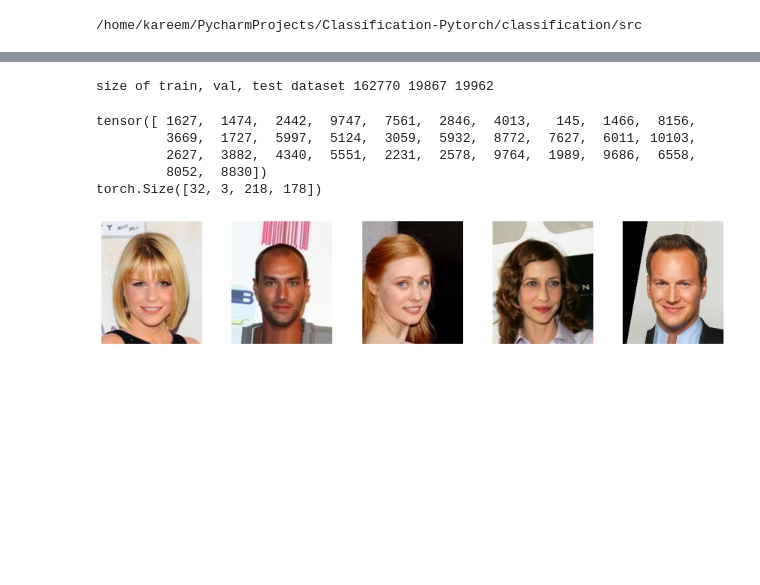
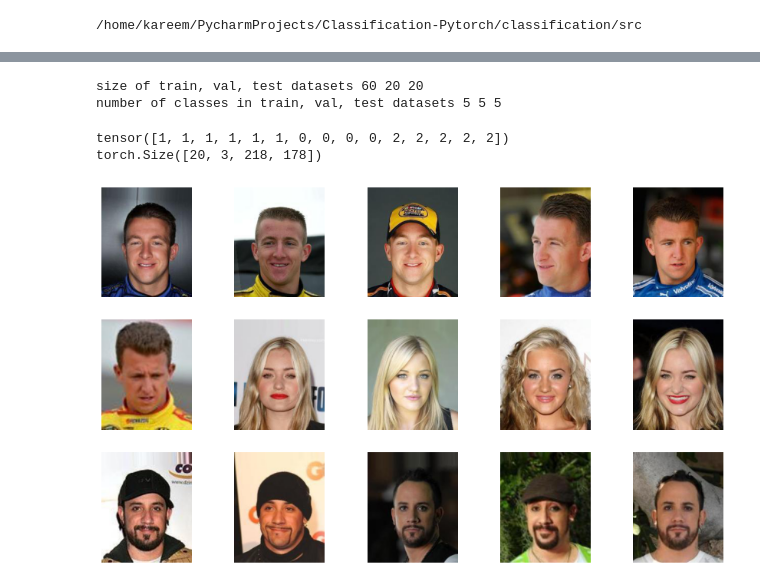
Before and after one commit to kareemjano/Classification-Pytorch, a Jupyter notebook: classification/src/training.ipynb, the cells around one changed output, grey strips where cells are left out. Saved outputs shown, nothing was run; the diff lists cells and outputs as text; code cells hidden in the pictures; blank space fills up the shorter version.

Commit message:
adding test, inference, and bugfix

```diff
--- a/classification/src/training.ipynb
+++ b/classification/src/training.ipynb
@@ -15,20 +15,18 @@ conf
 # %%
-celeba = Classification_Dataloader(conf=conf.datasets.celeba)
+celeba = Classification_Dataloader(conf=conf, batch_size=16, num_workers=1, image_aug_p=0)
 celeba.setup()
 # %% [output]
-size of train, val, test dataset 162770 19867 19962
+size of train, val, test datasets 60 20 20
+number of classes in train, val, test datasets 5 5 5
 # %%
-for batch in celeba.train_dataloader():
+for batch in celeba.val_dataloader():
     imgs, labels = batch
-    print(labels)
+    print(labels[:15])
     print(imgs.shape)
     print()
-    visualize_torch_batch(imgs)
+    visualize_torch_batch(imgs, n_rows=3)
     break
 # %% [output]
-tensor([ 1627,  1474,  2442,  9747,  7561,  2846,  4013,   145,  1466,  8156,
-         3669,  1727,  5997,  5124,  3059,  5932,  8772,  7627,  6011, 10103,
-         2627,  3882,  4340,  5551,  2231,  2578,  9764,  1989,  9686,  6558,
-         8052,  8830])
-torch.Size([32, 3, 218, 178])
+tensor([1, 1, 1, 1, 1, 1, 0, 0, 0, 0, 2, 2, 2, 2, 2])
+torch.Size([20, 3, 218, 178])
-[figure, old version]
+[figure, new version]
```
Also changed, not shown: parts of 4 cells of this notebook, 7 other files.
